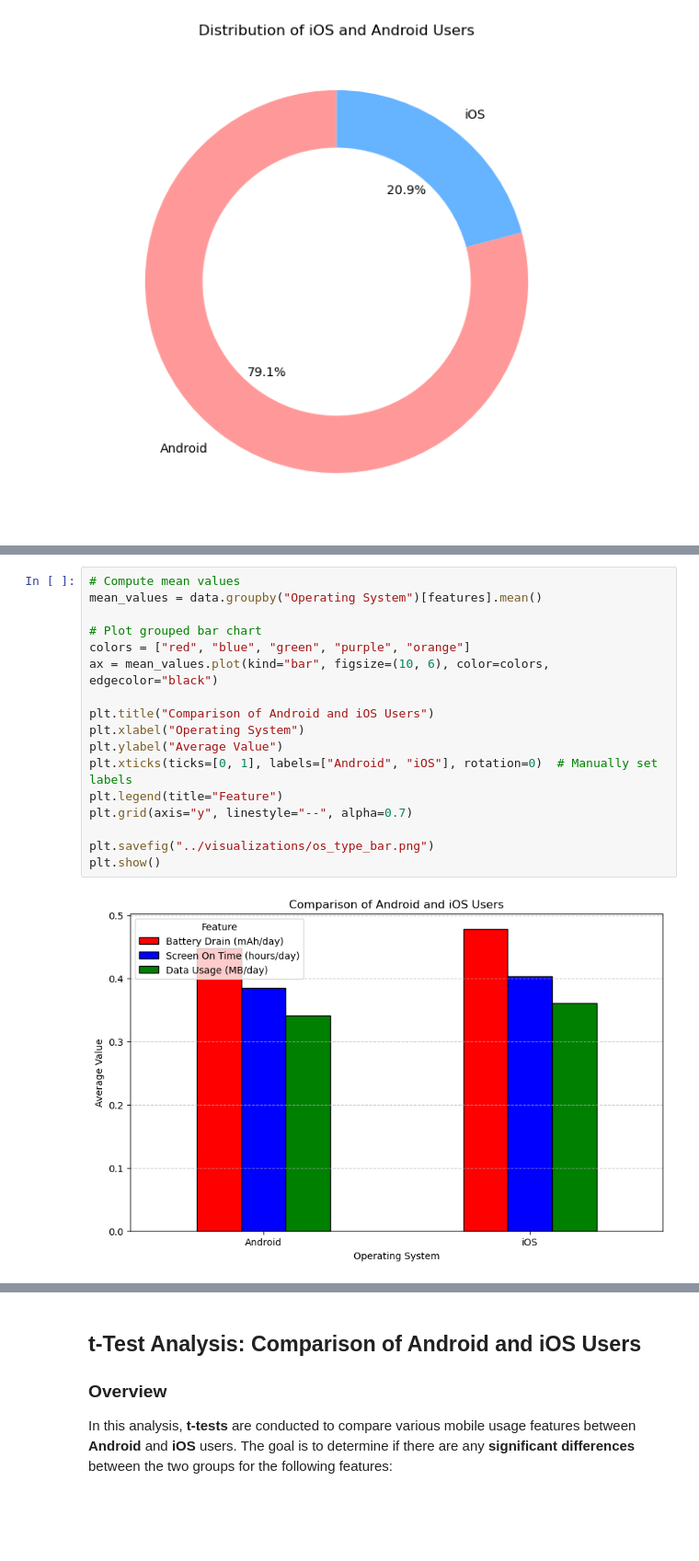
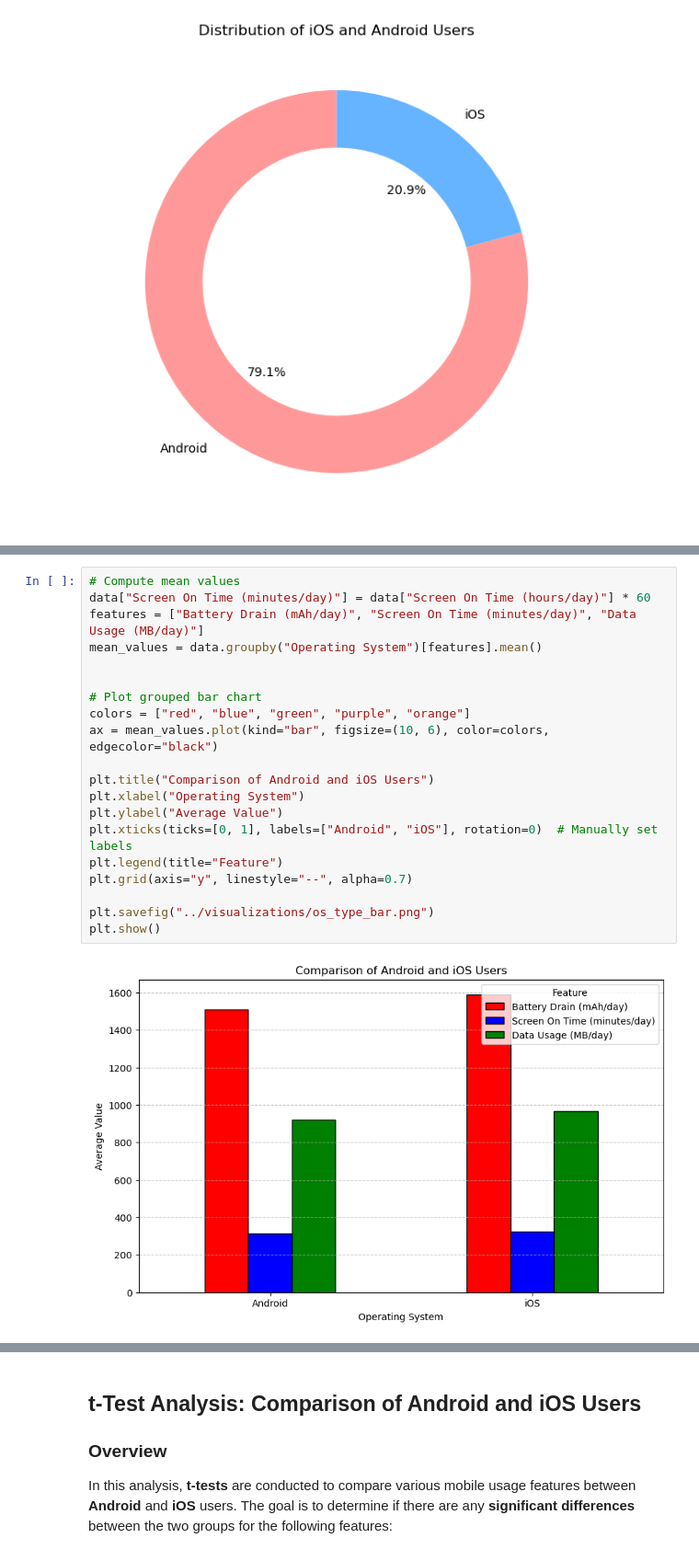
Before and after one commit to shruti-1007/mobile-usage-insights, a Jupyter notebook: notebooks/ios_vs_android.ipynb, the cells around one changed output, grey strips where cells are left out. Shown: that part at 92% size. Cells and saved outputs as stored; diff of their text form; blank space fills up the shorter version.

Commit message:
more visuals

```diff
--- a/notebooks/ios_vs_android.ipynb
+++ b/notebooks/ios_vs_android.ipynb
@@ -61,19 +61,22 @@ plt.show()
 # %%
 # Compute mean values
+data["Screen On Time (minutes/day)"] = data["Screen On Time (hours/day)"] * 60
+features = ["Battery Drain (mAh/day)", "Screen On Time (minutes/day)", "Data Usage (MB/day)"]
 mean_values = data.groupby("Operating System")[features].mean()
+
 
 # Plot grouped bar chart
 colors = ["red", "blue", "green", "purple", "orange"]
 ax = mean_values.plot(kind="bar", figsize=(10, 6), color=colors, edgecolor="black")
 
 plt.title("Comparison of Android and iOS Users")
 plt.xlabel("Operating System")
 plt.ylabel("Average Value")
 plt.xticks(ticks=[0, 1], labels=["Android", "iOS"], rotation=0)  # Manually set labels
 plt.legend(title="Feature")
 plt.grid(axis="y", linestyle="--", alpha=0.7)
 
 plt.savefig("../visualizations/os_type_bar.png")
 plt.show()
 # %% [output]
-[figure, old version]
+[figure, new version]
```
Also changed, not shown: parts of 3 cells of this notebook, 20 other files.
